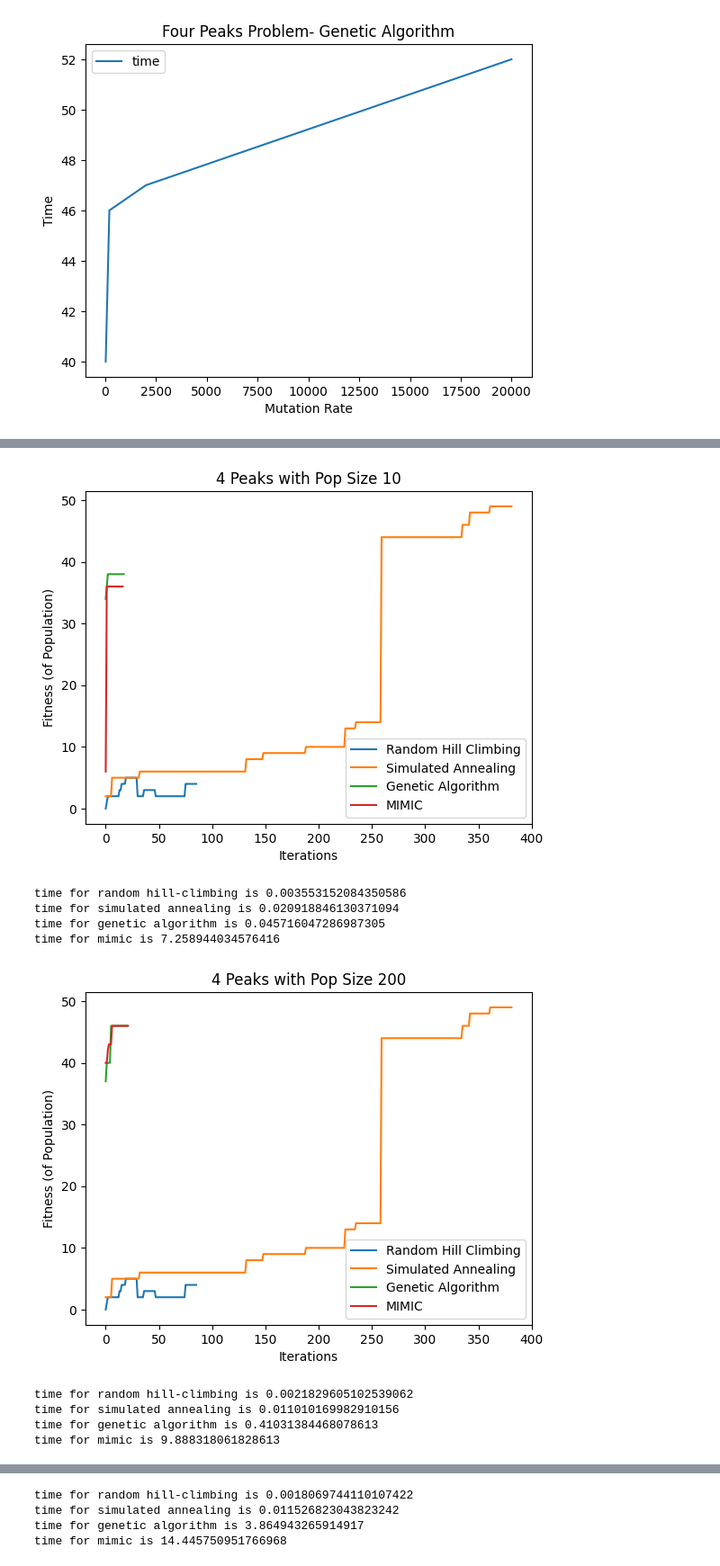
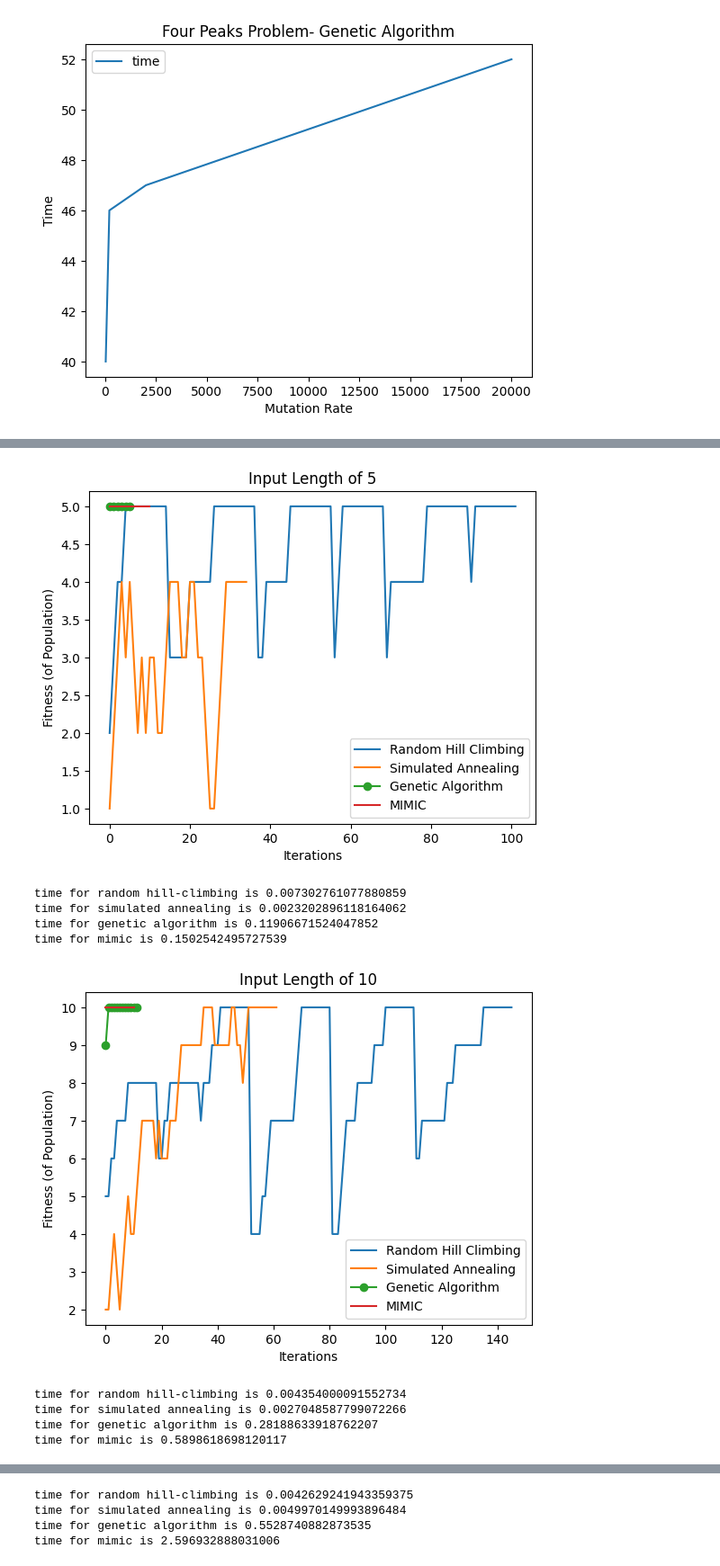
Before and after one commit to staceywies/Nothing-to-see-here, a Jupyter notebook: Randomized Optimization/4RandomSearchAlgs.ipynb, the cells around one changed output, grey strips where cells are left out. Shown at 90% size. Cells and saved outputs as stored; diff of their text form; code cells hidden in the pictures.

```diff
--- a/Randomized Optimization/4RandomSearchAlgs.ipynb
+++ b/Randomized Optimization/4RandomSearchAlgs.ipynb
@@ -31,11 +31,11 @@ for optprob in [optprob1, optprob2, optprob3]:
     time0=time.time()
     [beststaterhc, bestfitrhc, rhccurve]= mlrose.random_hill_climb(optprob, restarts=5, curve=True, random_state=215)
     time1=time.time()
-    [beststatesa, bestfitsa, sacurve]=mlrose.simulated_annealing(optprob, curve=True, random_state=211)
+    [beststatesa, bestfitsa, sacurve]=mlrose.simulated_annealing(optprob, curve=True, random_state=211, max_attempts=optprob.length)
     time2=time.time()
-    [beststatega, bestfitga, gacurve]=mlrose.genetic_alg(optprob, mutation_prob= 0.15, max_attempts= 15, curve=True, random_state=212) #max_attempts= 15,
+    [beststatega, bestfitga, gacurve]=mlrose.genetic_alg(optprob, mutation_prob= 0.1, max_attempts= 15, curve=True, random_state=212) #max_attempts= 15,
     time3=time.time()
-    [beststatemimic, bestfitmimic, mimiccurve]=mlrose.mimic(optprob,  curve=True, random_state=212) #max_attempts=15,
+    [beststatemimic, bestfitmimic, mimiccurve]=mlrose.mimic(optprob,  curve=True, random_state=212, max_attempts=15) #max_attempts=15,
     time4=time.time()
 
     #Graph it
@@ -155,7 +155,7 @@ for length in lengths:
     time1=time.time()
     [beststatesa, bestfitsa, sacurve]=mlrose.simulated_annealing(optprob, curve=True, random_state=211)
     time2=time.time()
-    [beststatega, bestfitga, gacurve]=mlrose.genetic_alg(optprob, mutation_prob= 0.1,  curve=True, max_attempts= 20,random_state=212) #max_attempts= 15,
+    [beststatega, bestfitga, gacurve]=mlrose.genetic_alg(optprob, mutation_prob= 0.1,  curve=True, max_attempts= length,random_state=212) #max_attempts= 15,
     time3=time.time()
     [beststatemimic, bestfitmimic, mimiccurve]=mlrose.mimic(optprob,  curve=True, random_state=212) #max_attempts=15,
     time4=time.time()
@@ -206,52 +206,50 @@ time for mimic is 6.260747909545898
 # %%
-#genetic algorithm
-#1- four peaks
-length1=30
-fitness_fn1= mlrose.FourPeaks()
-optprob1= mlrose.DiscreteOpt(length1,fitness_fn1)
-popsize=[10, 200, 2000, 10000]
-for pop in popsize:
+#2- sum of the 1 values
+#iterate to keep it simple
+lengths=[5,10,20,30]
+for length in lengths:
+    fitness_fn2= mlrose.OneMax()
+    optprob= mlrose.DiscreteOpt(length,fitness_fn2)
     time0=time.time()
     [beststaterhc, bestfitrhc, rhccurve]= mlrose.random_hill_climb(optprob, restarts=5, curve=True, random_state=215)
     time1=time.time()
-    [beststatesa, bestfitsa, sacurve]=mlrose.simulated_annealing(optprob, curve=True, random_state=211)
+    [beststatesa, bestfitsa, sacurve]=mlrose.simulated_annealing(optprob, curve=True, random_state=211, max_attempts=length)
     time2=time.time()
-    [beststatega, bestfitga, gacurve]=mlrose.genetic_alg(optprob, pop_size= pop, mutation_prob= 0.1, max_attempts= 15, curve=True, random_state=212) #max_attempts= 15,
+    [beststatega, bestfitga, gacurve]=mlrose.genetic_alg(optprob, mutation_prob= 0.15, max_attempts= length, curve=True, random_state=212) #max_attempts= 15,
     time3=time.time()
-    [beststatemimic, bestfitmimic, mimiccurve]=mlrose.mimic(optprob, pop_size= pop, curve=True, max_attempts= 15,
-    random_state=212) #max_attempts=15,
+    [beststatemimic, bestfitmimic, mimiccurve]=mlrose.mimic(optprob,  curve=True, random_state=212) #max_attempts=15,
     time4=time.time()
 
     #Graph it
     import matplotlib.pyplot as plt
     plt.plot(rhccurve)
     plt.plot(sacurve)
-    plt.plot(gacurve)
+    plt.plot(gacurve, '-o')
     plt.plot(mimiccurve)
     plt.legend(["Random Hill Climbing", "Simulated Annealing", "Genetic Algorithm", "MIMIC"])
     plt.xlabel("Iterations")
     plt.ylabel("Fitness (of Population)")
-    plt.title("4 Peaks with Pop Size " + str(pop))
+    plt.title("Input Length of " + str(length))
     plt.show()
 
     #Time performance
     rhctime=time1-time0
     satime=time2-time1
     gatime= time3-time2
     mimictime=time4-time3
     print("time for random hill-climbing is " + str(rhctime))
     print("time for simulated annealing is " + str(satime))
     print("time for genetic algorithm is " + str(gatime))
     print("time for mimic is " + str(mimictime))
     n+=1
 # %% [output]
-[figure, old version]
+[figure, new version]
-time for random hill-climbing is 0.003553152084350586
-time for simulated annealing is 0.020918846130371094
-time for genetic algorithm is 0.045716047286987305
-time for mimic is 7.258944034576416
+time for random hill-climbing is 0.007302761077880859
+time for simulated annealing is 0.0023202896118164062
+time for genetic algorithm is 0.11906671524047852
+time for mimic is 0.1502542495727539
-[figure, old version]
+[figure, new version]
-time for random hill-climbing is 0.0021829605102539062
-time for simulated annealing is 0.011010169982910156
-time for genetic algorithm is 0.41031384468078613
-time for mimic is 9.888318061828613
+time for random hill-climbing is 0.004354000091552734
+time for simulated annealing is 0.0027048587799072266
+time for genetic algorithm is 0.28188633918762207
+time for mimic is 0.5898618698120117
@@ -259,4 +257,4 @@ time for mimic is 9.888318061828613
-time for random hill-climbing is 0.0018069744110107422
-time for simulated annealing is 0.011526823043823242
-time for genetic algorithm is 3.864943265914917
-time for mimic is 14.445750951766968
+time for random hill-climbing is 0.0042629241943359375
+time for simulated annealing is 0.0049970149993896484
+time for genetic algorithm is 0.5528740882873535
+time for mimic is 2.596932888031006
```
Also changed, not shown: parts of 7 cells of this notebook, 4 other files.
